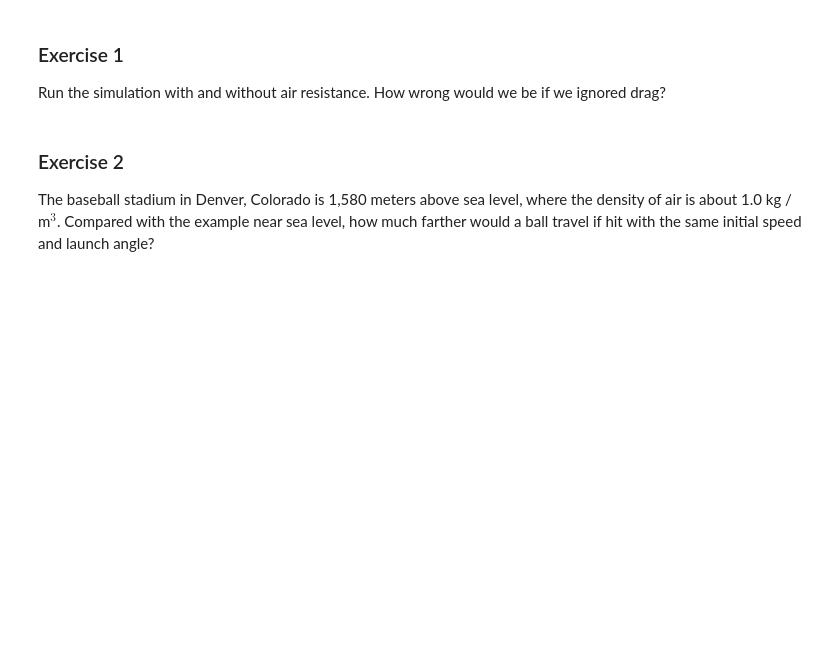
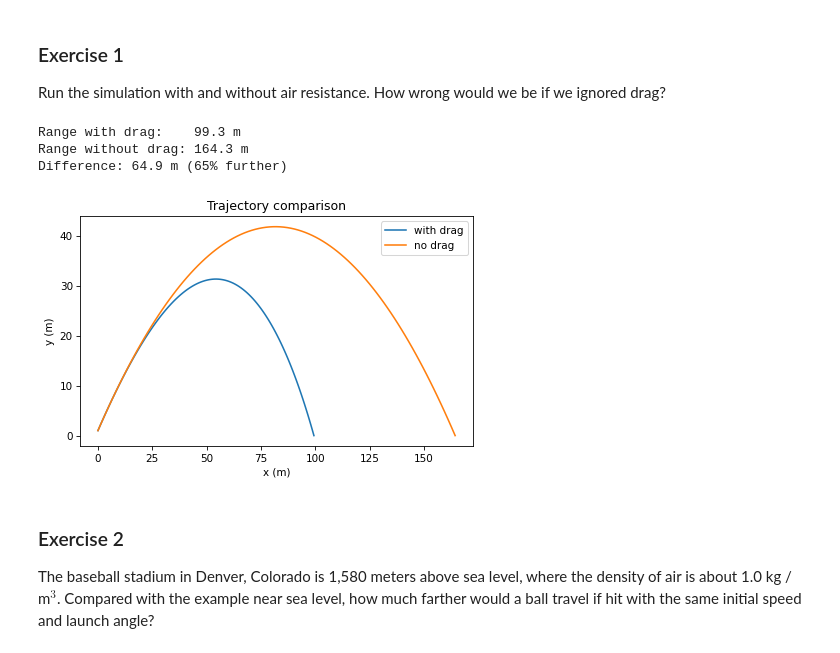
Before and after one commit to nwilliams770/academia, a Jupyter notebook: modeling_and_simulation/chapters/chap22.ipynb, the cells around one changed output. Saved outputs shown, nothing was run; the diff lists cells and outputs as text; code cells hidden in the pictures; blank space fills up the shorter version.

Commit message:
Complete ModSimPy chapters 20-23: projectile motion, drag, and optimization

```diff
--- a/modeling_and_simulation/chapters/chap22.ipynb
+++ b/modeling_and_simulation/chapters/chap22.ipynb
@@ -435,6 +519,29 @@ You can access the notebooks at <https://allendowney.github.io/ModSimPy/>.
 
  Run the simulation with and without air resistance.  How wrong would we be if we ignored drag?
 # %%
-# Hint
+# With drag (original)
+system1 = make_system(params)
+results1, _ = run_solve_ivp(system1, slope_func, events=event_func)
 
+# Without drag (C_d = 0)
 system2 = make_system(params.set(C_d=0))
+results2, _ = run_solve_ivp(system2, slope_func, events=event_func)
+
+# Plot trajectories
+results1.x, results1.y  # ...actually let's plot x vs y
+import matplotlib.pyplot as plt
+plt.plot(results1.x, results1.y, label='with drag')
+plt.plot(results2.x, results2.y, label='no drag')
+decorate(xlabel='x (m)', ylabel='y (m)', title='Trajectory comparison')
+
+# Print ranges
+range1 = results1.x.iloc[-1]
+range2 = results2.x.iloc[-1]
+print(f'Range with drag:    {range1:.1f} m')
+print(f'Range without drag: {range2:.1f} m')
+print(f'Difference: {range2 - range1:.1f} m ({(range2/range1 - 1)*100:.0f}% further)')
+# %% [output]
+Range with drag:    99.3 m
+Range without drag: 164.3 m
+Difference: 64.9 m (65% further)
+[figure, added]
```
Also changed, not shown: parts of 45 cells of this notebook.
